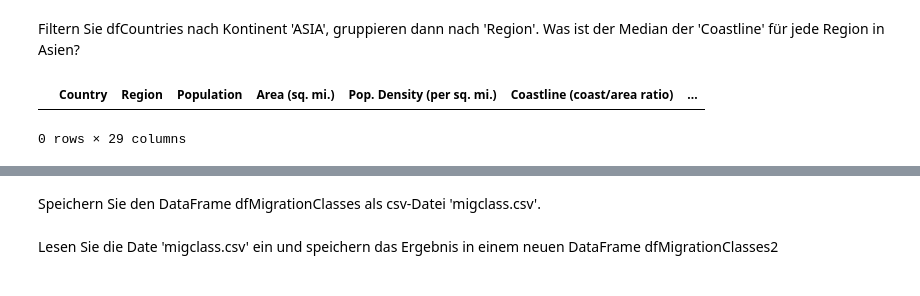
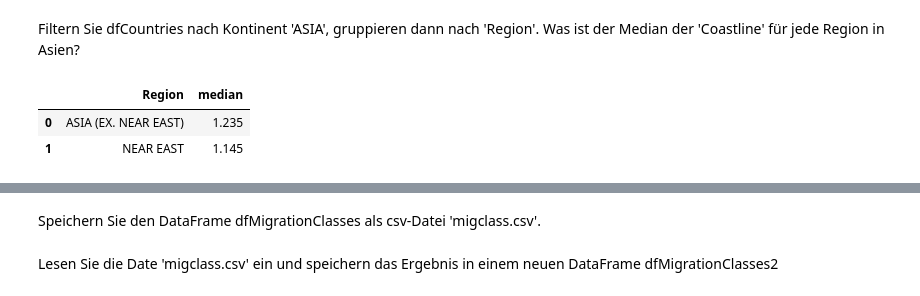
Before and after one commit to P-AEL/Optimierungsverfahren_Tut, a Jupyter notebook: Labs/00 - Datenhandling mit Pandas.ipynb, the cells around one changed output, grey strips where cells are left out. Cells and saved outputs as stored; diff of their text form; code cells hidden in the pictures.

```diff
--- a/Labs/00 - Datenhandling mit Pandas.ipynb
+++ b/Labs/00 - Datenhandling mit Pandas.ipynb
@@ -629,10 +610,8 @@ dfRegions
 # %% [markdown]
 Filtern Sie dfCountries nach Kontinent 'ASIA', gruppieren dann nach 'Region'. Was ist der Median der 'Coastline' für jede Region in Asien?
 # %%
-dfContinent = dfCountries.merge(dfRegions, on= "Region", how= "left")
-#.groupby(["Region"], as_index= False).agg(median= ("Coastline (coast/area ratio)", "median"))
+dfContinent[dfContinent["Continent"] == " ASIA"].groupby(["Region"], as_index= False).agg(median= ("Coastline (coast/area ratio)", "median"))
+# %% [output]
+|  | Region | median |
+| 0 | ASIA (EX. NEAR EAST) | 1.235 |
+| 1 | NEAR EAST | 1.145 |
-# %%
-dfContinent[dfContinent["Continent"] == "ASIA"]
-# %% [output]
-|  | Country | Region | Population | Area (sq. mi.) | Pop. Density (per sq. mi.) | Coastline (coast/area ratio) | ... |
-0 rows × 29 columns
```
Also changed, not shown: parts of 3 cells of this notebook.
